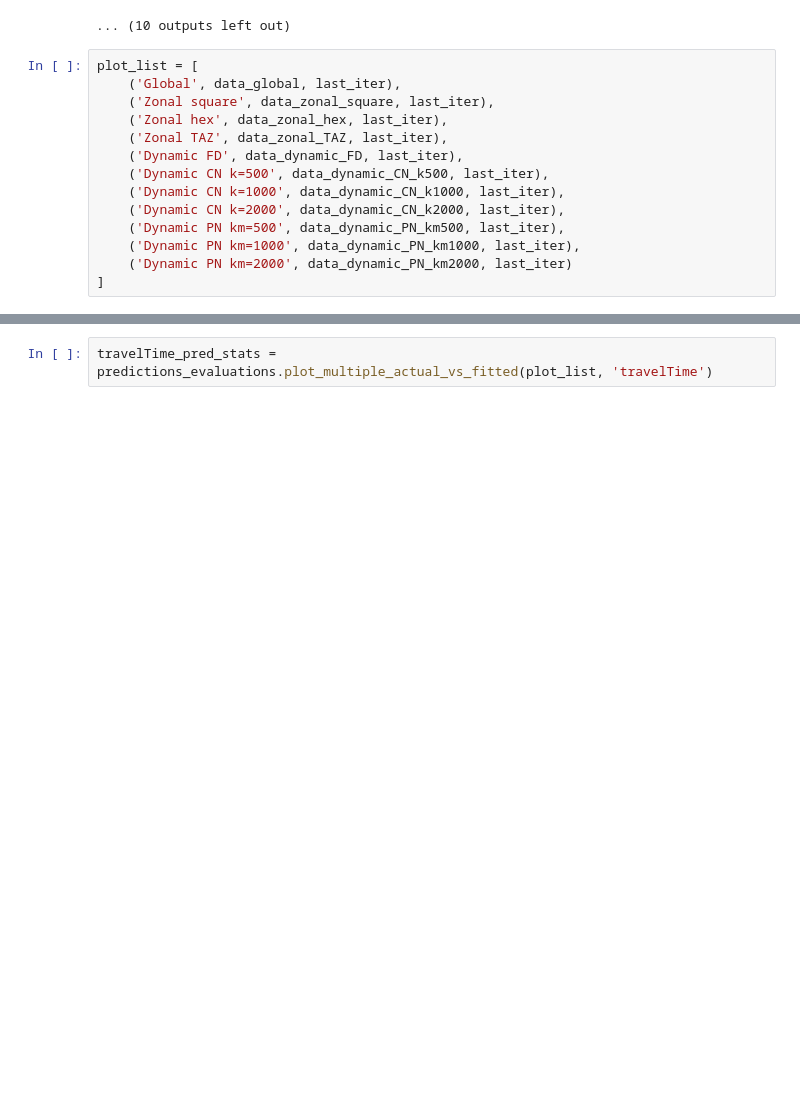
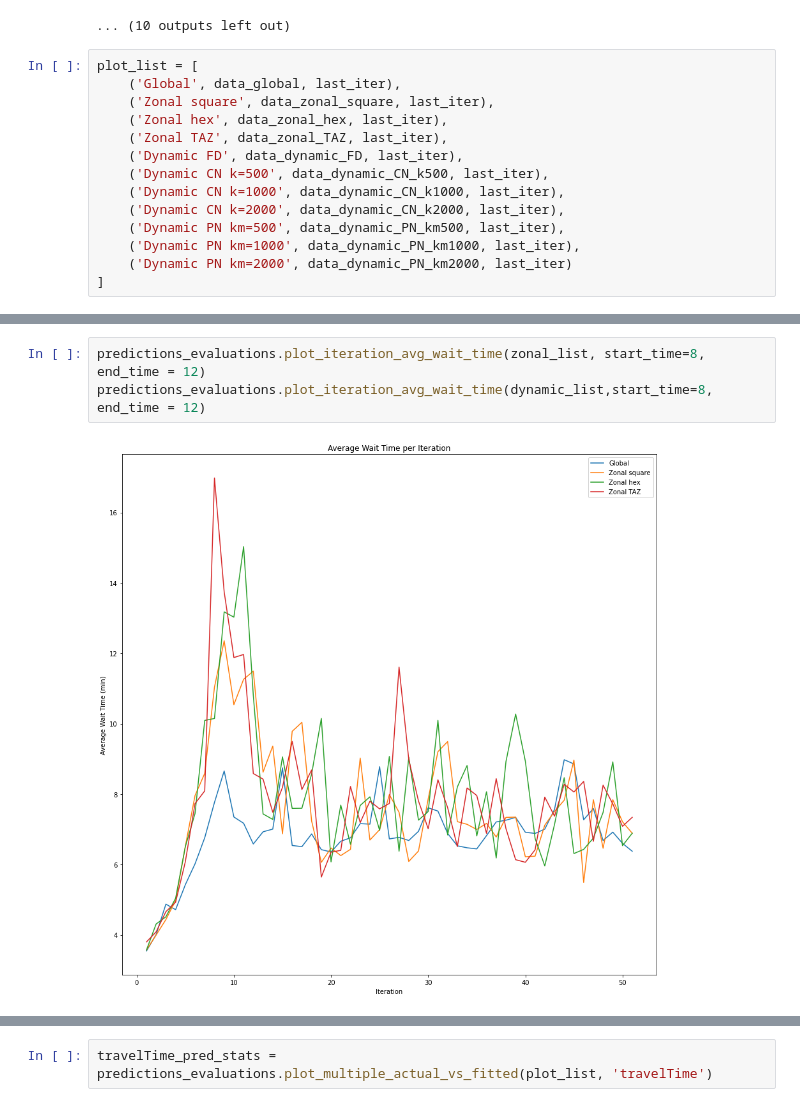
Before and after one commit to Sx-ETH/eqasim-java, a Jupyter notebook: switzerland/Analysis_notebooks/Predictions analysis.ipynb, the cells around one changed output, grey strips where cells are left out. Cells and saved outputs as stored; diff of their text form; blank space fills up the shorter version.

```diff
--- a/switzerland/Analysis_notebooks/Predictions analysis.ipynb
+++ b/switzerland/Analysis_notebooks/Predictions analysis.ipynb
@@ -141,0 +172,5 @@ waitTime_pred_stats = predictions_evaluations.plot_multiple_actual_vs_fitted(plo
+# %%
+predictions_evaluations.plot_iteration_avg_wait_time(zonal_list, start_time=8, end_time = 12)
+predictions_evaluations.plot_iteration_avg_wait_time(dynamic_list,start_time=8, end_time = 12)
+# %% [output]
+[figure, added]
```
Also changed, not shown: parts of 5 cells of this notebook, 1 other file.
